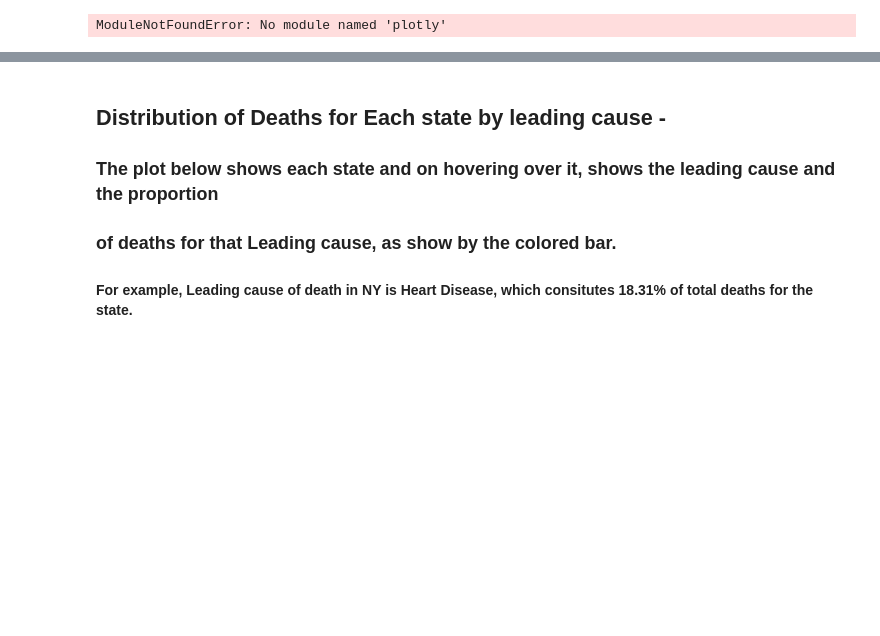
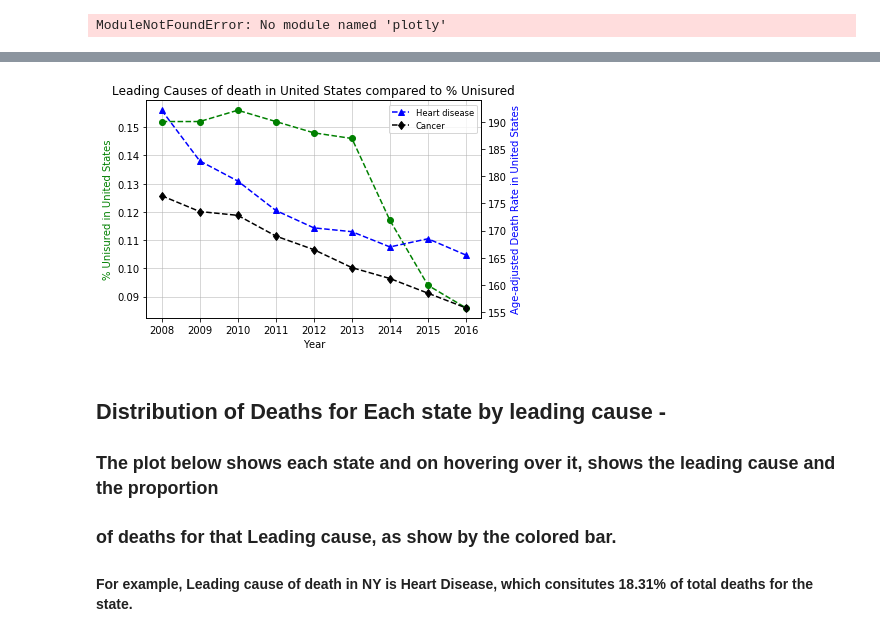
Before and after one commit to ppainuly/Leading-Causes-of-Death-in-United-States, a Jupyter notebook: Project_1.ipynb, the cells around one changed output, grey strips where cells are left out. Saved outputs shown, nothing was run; the diff lists cells and outputs as text; code cells hidden in the pictures; blank space fills up the shorter version.

```diff
--- a/Project_1.ipynb
+++ b/Project_1.ipynb
@@ -817,0 +937,3 @@ df_state_total_deaths.head()
+# %%
+data_insurance.drop('Footnotes', axis=1, inplace = True)
+data_insurance.head()
@@ -818,3 +987,31 @@ df_state_total_deaths.head()
+# %%
+fig, cx1 = plt.subplots()
+
+cx2 = cx1.twinx()
+cx1.errorbar(df_state_causes.index, df_state_causes["% Unisured"], fmt="--o", color="g",
+            alpha=1, label="% Unisured")
+cx2.errorbar(df_state_causes.index, df_state_causes["Heart disease"], fmt="--^", color="b",
+            alpha=1, label="Heart disease")
+cx2.errorbar(df_state_causes.index, df_state_causes["Cancer"], fmt="--d", color="k",
+            alpha=1, label="Cancer")
+
+cx1.set_xlabel('Year')
+cx1.set_ylabel(f'% Unisured in {state}', color='g')
+cx2.set_ylabel(f"Age-adjusted Death Rate in {state}", color='b')
+
+
+
+cx1.set_title(f"Leading Causes of death in {state} compared to % Unisured")
+cx1.grid(linestyle='-', linewidth='0.5')
+
+plt.legend(loc="best", fontsize="small", fancybox=True)
+
+# Save fig
+plt.savefig(f'Charts/Leading Causes of death in {state} compared to % Unisured')
+
+plt.show()
+# %% [output]
+[figure, added]
 # %% [markdown]
 ## Distribution of Deaths for Each state by leading cause -
 ### The plot below shows each state and on hovering over it, shows the leading cause and the proportion
```
Also changed, not shown: parts of 8 cells of this notebook.
